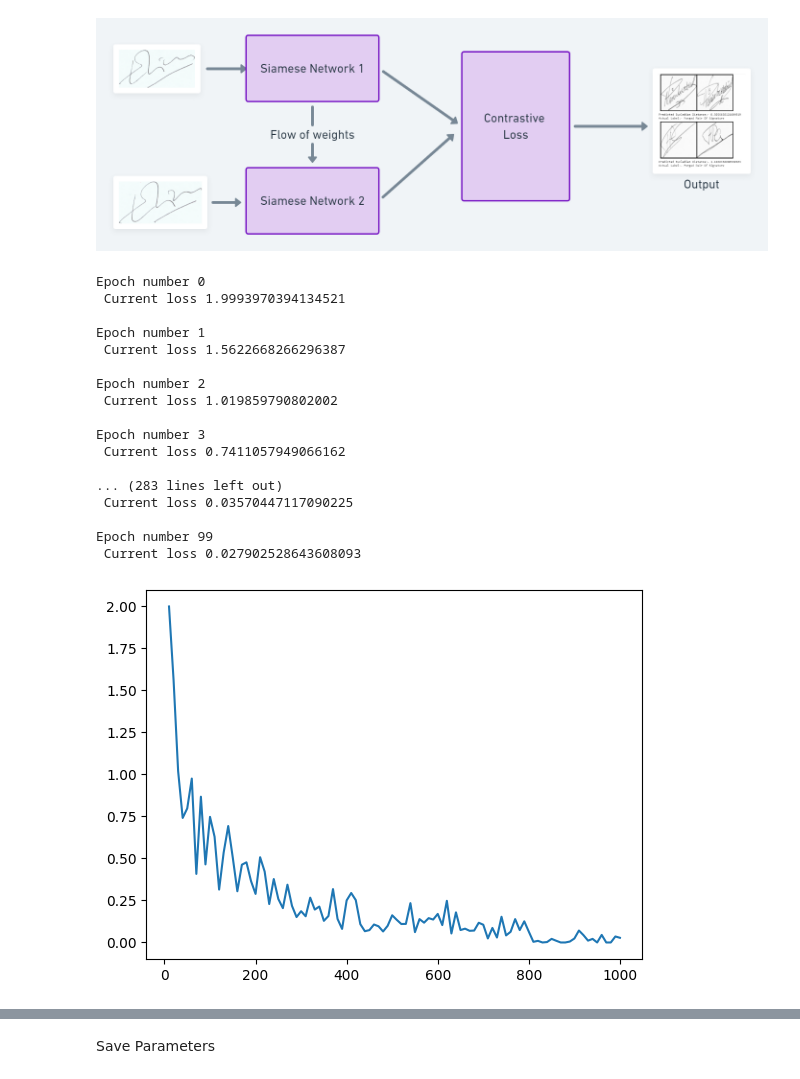
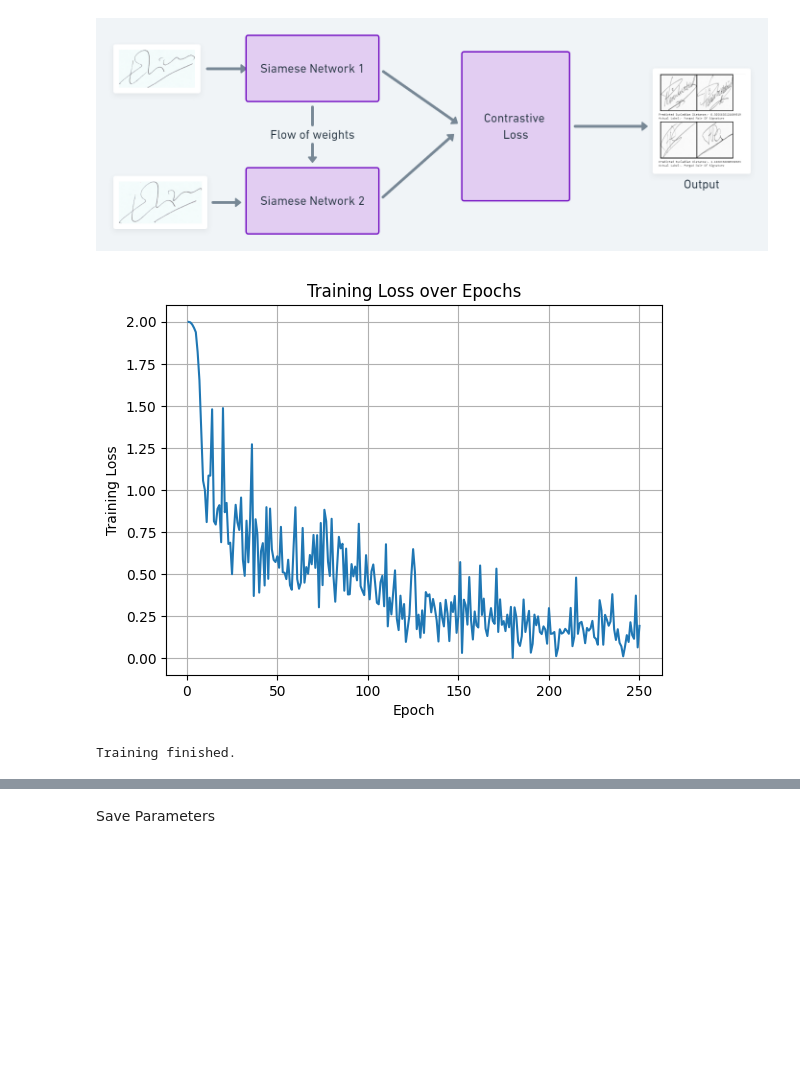
Before and after one commit to PNisargkumar/SiameseNeuralNetwork, a Jupyter notebook: 014_siameseNetwork.ipynb, the cells around one changed output, grey strips where cells are left out. Cells and saved outputs as stored; diff of their text form; code cells hidden in the pictures; blank space fills up the shorter version.

```diff
--- a/014_siameseNetwork.ipynb
+++ b/014_siameseNetwork.ipynb
@@ -288,58 +242,58 @@ optimizer = optim.Adam(net.parameters(), lr = 0.0005 )
 # %%
 counter = []
 loss_history = []
 iteration_number= 0
+# Training loop
+for epoch in range(d_no_epochs):
+    # Initialize the running loss
+    running_loss = 0.0
 
-# Iterate throught the epochs
-for epoch in range(75):
-    # Iterate over batches
+    # Iterate over the batches in the dataloader
     for i, (anchor, positive, negative, _) in enumerate(train_dataloader):
-        # Send the images and labels to CUDA
+        # Transfer images and labels to the device
         anchor, positive, negative = anchor.to(device), positive.to(device), negative.to(device)
 
         # Zero the gradients
         optimizer.zero_grad()
 
-        # Pass in the two images into the network and obtain two outputs
+        # Forward pass
         output_anchor, output_positive, output_negative = net(anchor, positive, negative)
 
-        # Pass the outputs of the networks and label into the loss function
+        # Calculate the triplet loss
         loss_triplet = criterion(output_anchor, output_positive, output_negative)
 
-        # Calculate the backpropagation
+        # Backward pass and optimization
         loss_triplet.backward()
-
-        # Optimize
         optimizer.step()
 
-        # Every 10 batches print out the loss
-        if i % 10 == 0 :
-            print(f"Epoch number {epoch}\n Current loss {loss_triplet.item()}\n")
-            iteration_number += 10
+        # Update the running loss
+        running_loss += loss_triplet.item()
 
-            counter.append(iteration_number)
-            loss_history.append(loss_triplet.item())
+        # Print the loss every 10 batches
+        if (i + 1) % 10 == 0:
+            print(f"Epoch [{epoch+1}/{d_no_epochs}], Batch [{i+1}/{len(train_dataloader)}], Loss: {running_loss / 10}")
+            running_loss = 0.0
 
-show_plot(counter, loss_history)
+        # Increment the iteration number
+        iteration_number += 1
+
+        # Store the loss value
+        counter.append(iteration_number)
+        loss_history.append(loss_triplet.item())
+
+    # End of epoch
+
+# Training complete
+plt.plot(counter, loss_history)
+plt.xlabel('Epoch')
+plt.ylabel('Training Loss')
+plt.title('Training Loss over Epochs')
+plt.grid(True)
+plt.show()
+print("Training finished.")
 # %% [output]
+[figure, new version]
-Epoch number 0
- Current loss 1.9993970394134521
-
-Epoch number 1
- Current loss 1.5622668266296387
-
-Epoch number 2
- Current loss 1.019859790802002
-
-Epoch number 3
- Current loss 0.7411057949066162
-
-... (283 lines left out)
- Current loss 0.03570447117090225
-
-Epoch number 99
- Current loss 0.027902528643608093
+Training finished.
-[figure, old version]
 # %%
 # Load it into the SiameseNetworkDataset
 
```
Also changed, not shown: parts of 15 cells of this notebook.
